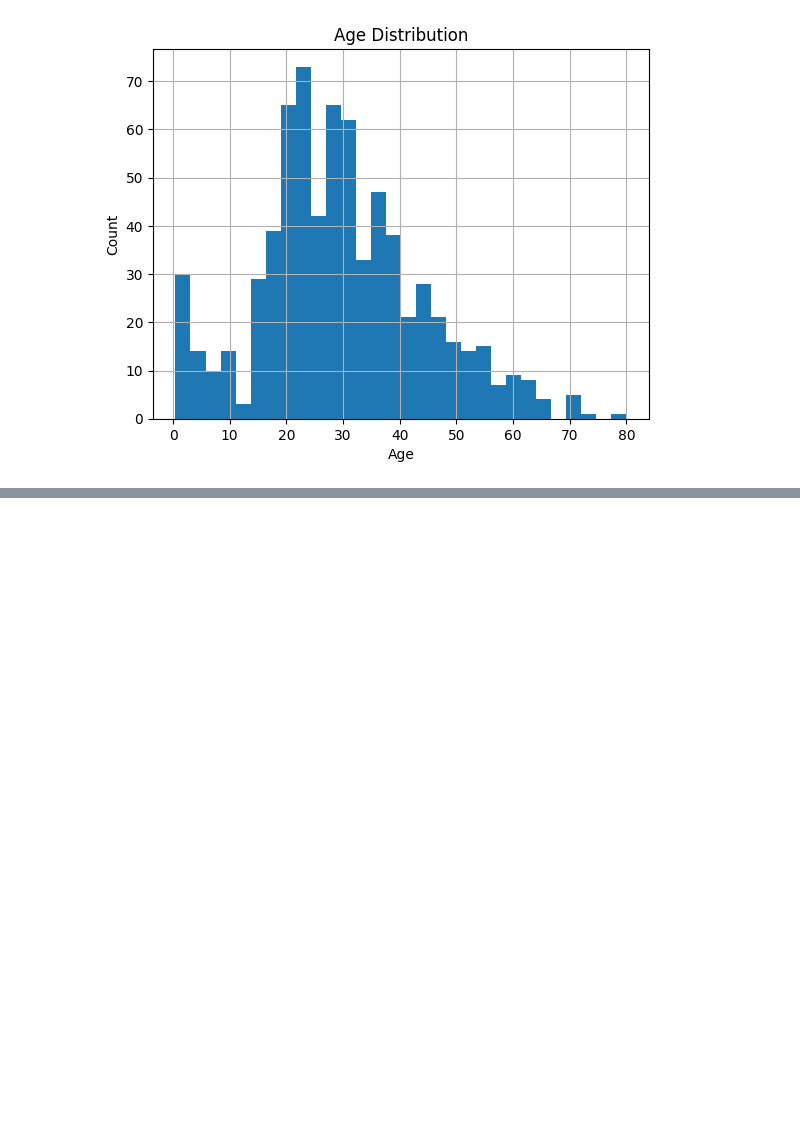
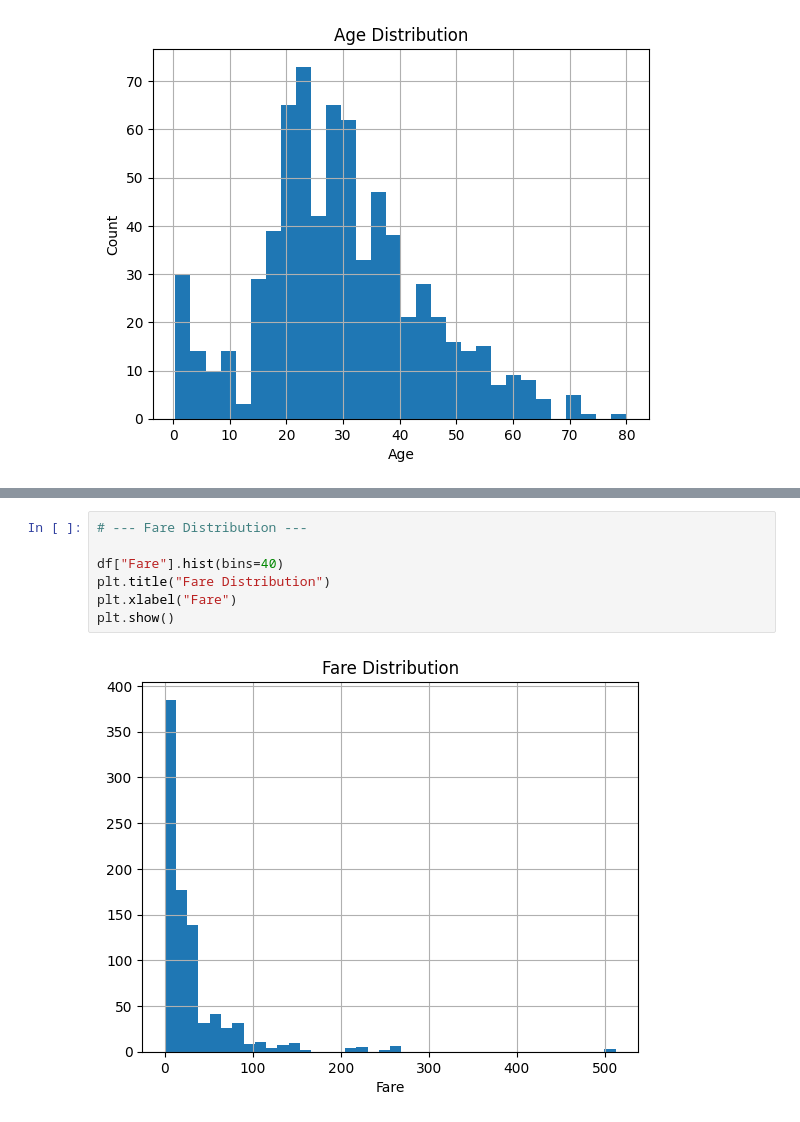
Before and after one commit to Avdhoot-Ukirde/CodeXIntern-Projects, a Jupyter notebook: Slab1.3/EDA.ipynb, the cells around one changed output, grey strips where cells are left out. Cells and saved outputs as stored; diff of their text form; blank space fills up the shorter version.

```diff
--- a/Slab1.3/EDA.ipynb
+++ b/Slab1.3/EDA.ipynb
@@ -140,0 +152,9 @@ plt.show()
+# %%
+# --- Fare Distribution ---
+
+df["Fare"].hist(bins=40)
+plt.title("Fare Distribution")
+plt.xlabel("Fare")
+plt.show()
+# %% [output]
+[figure, added]
```
Also changed, not shown: parts of 9 cells of this notebook, 3 other files.
